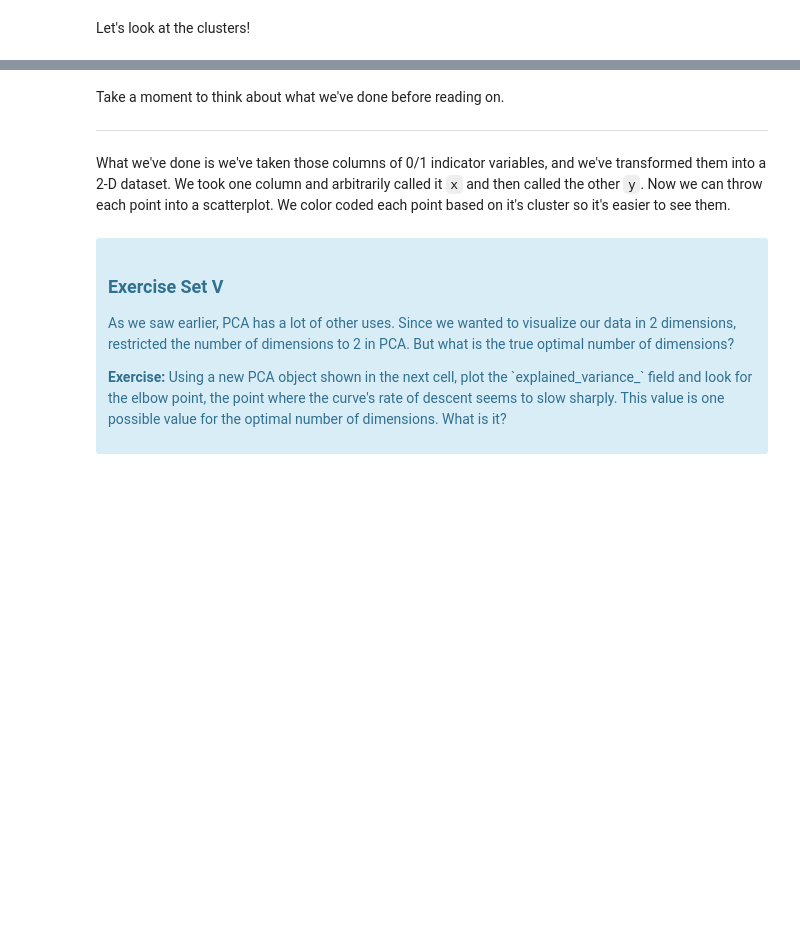
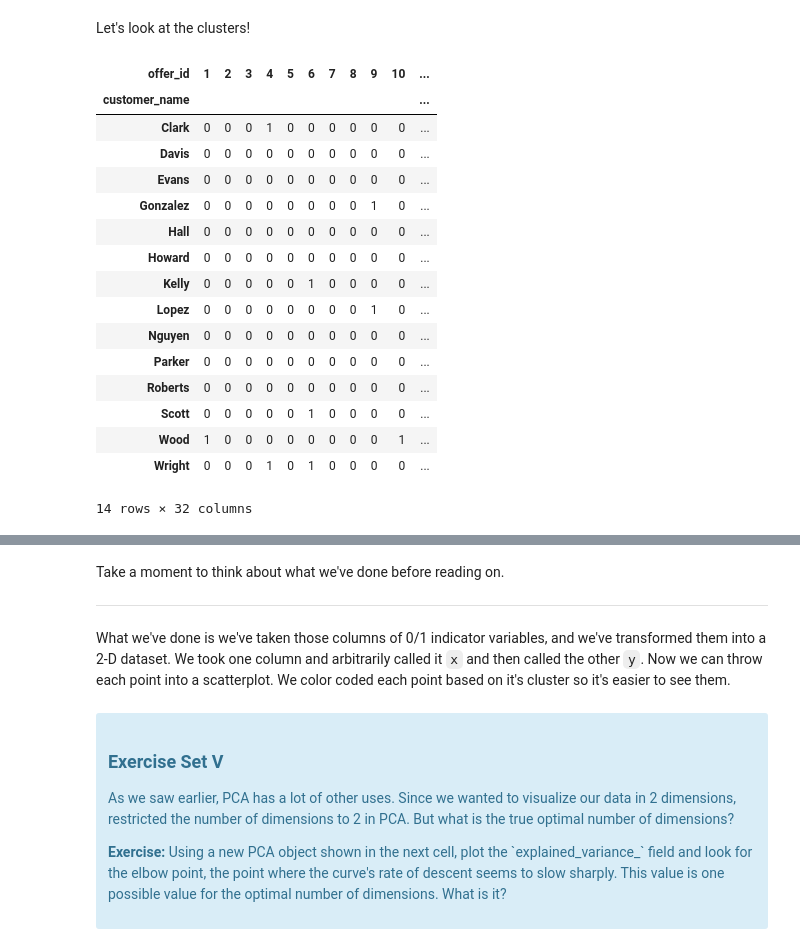
Before and after one commit to yoyo6022/Springboard-hands-on-project, a Jupyter notebook: Student Files_Clustering Case Study_Customer Segmentation /Clustering Case Study - Customer Segmentation with K-Means - Tier 3.ipynb, the cells around one changed output, grey strips where cells are left out. Saved outputs shown, nothing was run; the diff lists cells and outputs as text; code cells hidden in the pictures; blank space fills up the shorter version.

```diff
--- a/Student Files_Clustering Case Study_Customer Segmentation /Clustering Case Study - Customer Segmentation with K-Means - Tier 3.ipynb
+++ b/Student Files_Clustering Case Study_Customer Segmentation /Clustering Case Study - Customer Segmentation with K-Means - Tier 3.ipynb
@@ -447,5 +470,26 @@ plt.scatter(pca1, pca2, c=cluster_assignments.tolist(), cmap=cmap)
 # %% [markdown]
 Let's look at the clusters!
+# %%
+cluster = pivoted[cluster_assignments == 0]
+cluster
+# %% [output]
+| offer_id | 1 | 2 | 3 | 4 | 5 | 6 | 7 | 8 | 9 | 10 | ... |
+| customer_name |  |  |  |  |  |  |  |  |  |  | ... |
+| Clark | 0 | 0 | 0 | 1 | 0 | 0 | 0 | 0 | 0 | 0 | ... |
+| Davis | 0 | 0 | 0 | 0 | 0 | 0 | 0 | 0 | 0 | 0 | ... |
+| Evans | 0 | 0 | 0 | 0 | 0 | 0 | 0 | 0 | 0 | 0 | ... |
+| Gonzalez | 0 | 0 | 0 | 0 | 0 | 0 | 0 | 0 | 1 | 0 | ... |
+| Hall | 0 | 0 | 0 | 0 | 0 | 0 | 0 | 0 | 0 | 0 | ... |
+| Howard | 0 | 0 | 0 | 0 | 0 | 0 | 0 | 0 | 0 | 0 | ... |
+| Kelly | 0 | 0 | 0 | 0 | 0 | 1 | 0 | 0 | 0 | 0 | ... |
+| Lopez | 0 | 0 | 0 | 0 | 0 | 0 | 0 | 0 | 1 | 0 | ... |
+| Nguyen | 0 | 0 | 0 | 0 | 0 | 0 | 0 | 0 | 0 | 0 | ... |
+| Parker | 0 | 0 | 0 | 0 | 0 | 0 | 0 | 0 | 0 | 0 | ... |
+| Roberts | 0 | 0 | 0 | 0 | 0 | 0 | 0 | 0 | 0 | 0 | ... |
+| Scott | 0 | 0 | 0 | 0 | 0 | 1 | 0 | 0 | 0 | 0 | ... |
+| Wood | 1 | 0 | 0 | 0 | 0 | 0 | 0 | 0 | 0 | 1 | ... |
+| Wright | 0 | 0 | 0 | 1 | 0 | 1 | 0 | 0 | 0 | 0 | ... |
+14 rows × 32 columns
 # %%
 # Plot count of offer_id in each cluster.
 # But, certain offers were used more than others in the original data.
```
Also changed, not shown: parts of 9 cells of this notebook.
